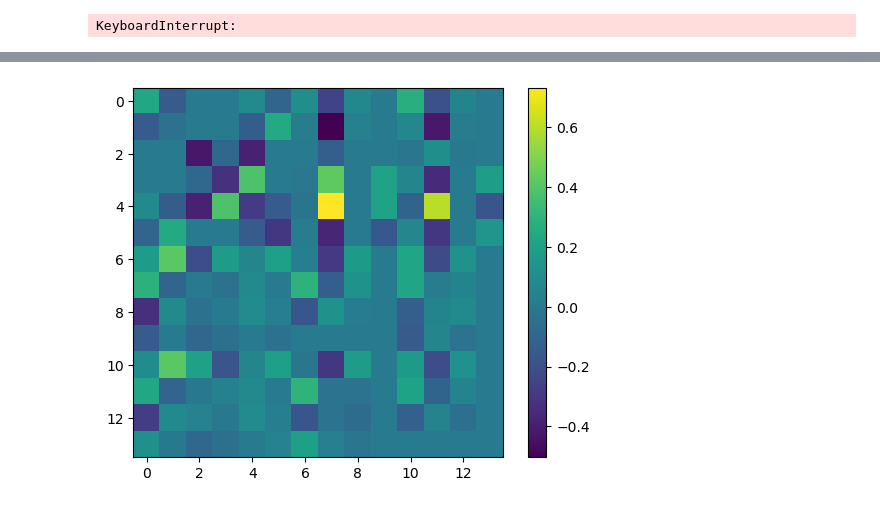
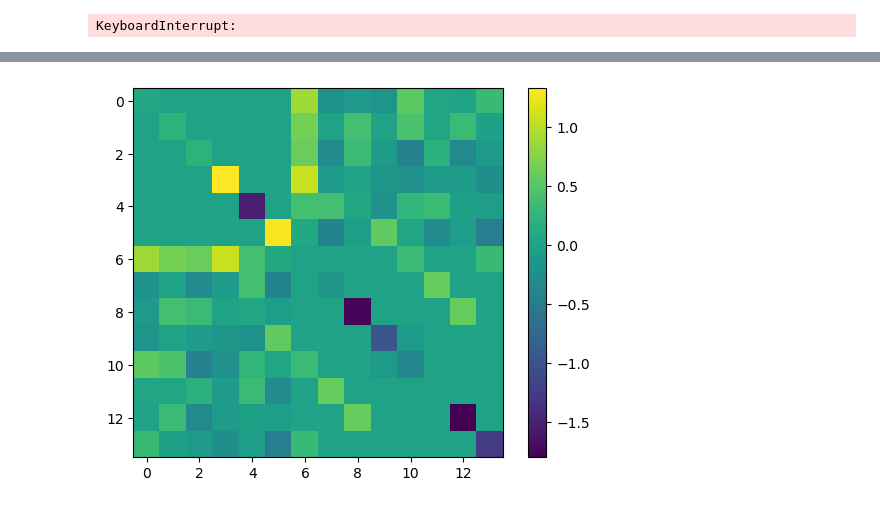
Before and after one commit to pigz2538/tbmodel, a Jupyter notebook: test.ipynb, the cells around one changed output, grey strips where cells are left out. Cells and saved outputs as stored; diff of their text form; code cells hidden in the pictures.

```diff
--- a/test.ipynb
+++ b/test.ipynb
@@ -262,0 +284,9 @@ plt.show()
+# %%
+x = np.linspace(start, end, end-start)
+
+data = pd.DataFrame({'epoch': x, 'train': train_loss[start:end], 'test': test_loss[start:end]})
+
+# plt.figure(figsize=(18, 16))
+sb.set_context({'figure.figsize':[12, 6]})
+plot = sb.lmplot(data=data, x='epoch', y='test', scatter_kws={'s': 3})
+plot.figure.set_size_inches(12,6)
@@ -375,16 +407,16 @@ def predict(path, name, model):
 
     return feat, feato, HR, reproduced_bands, infos['tensor_E']
 # %%
-dist_path = '/media/pigz2538/e30413cf-5429-46b3-8fe9-ea458052c437/文档/2024batch/'
+dist_path = '/media/pigz2538/e30413cf-5429-46b3-8fe9-ea458052c437/文档/tbmodel/'
 
 data_path = os.path.join(dist_path,'datas/train_data/')
-config_json_file = os.path.join(data_path, 'config.json')
+config_json_file = os.path.join(dist_path, 'datas/config.json')
 if not os.path.exists(os.path.join(dist_path, 'results')):
     os.makedirs(os.path.join(dist_path, 'results'), exist_ok=True)
 
-latest_point_path = os.path.join(dist_path, 'test40100.pkl')
+latest_point_path = os.path.join(dist_path, 'results/test1500.pkl')
 predict_path = os.path.join(dist_path, 'datas/train_data/raw/')
-predict_name = 'WTe2_p6m2'
+predict_name = 'MoS2_p6m2'
 # %%
 with open(config_json_file, 'r', encoding='utf-8') as f:
     config_para = json.load(f)
@@ -406,6 +438,8 @@ trainset_rawdata_path = os.path.join(data_path, 'raw')
 trainset_dgldata_path = os.path.join(data_path, 'dgl')
 
 # configure network structure
+embedding_dim          = config_para['embedding_dim']
+graph_dim              = config_para['graph_dim']
 gnn_dim_list           = config_para['gnn_dim_list']
 gnn_head_list          = config_para['gnn_head_list']
 onsite_dim_list        = config_para['onsite_dim_list']
@@ -425,6 +459,8 @@ trainset, traininfos = utils.get_data(
                                         force_reload = True,
                                         )
 model = WHOLEMODEL(
+                    embedding_dim = embedding_dim,
+                    graph_dim = graph_dim,
                     gnn_dim_list = gnn_dim_list,
                     gnn_head_list = gnn_head_list,
                     orb_dim_list = orb_dim_list,
@@ -510,6 +545,6 @@ plt.show()
 # %%
-plt.imshow(HR[6].cpu().detach().numpy())
+plt.imshow(HR[4].cpu().detach().numpy())
 plt.colorbar()
 plt.show()
 # %% [output]
-[figure, old version]
+[figure, new version]
```
Also changed, not shown: parts of 17 cells of this notebook, 4 other files.
